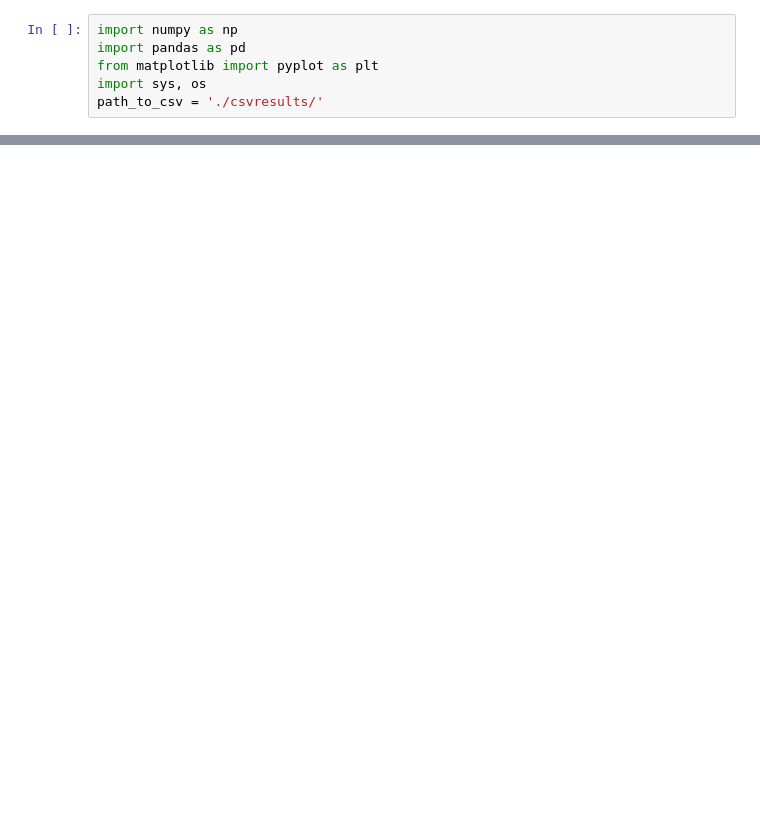
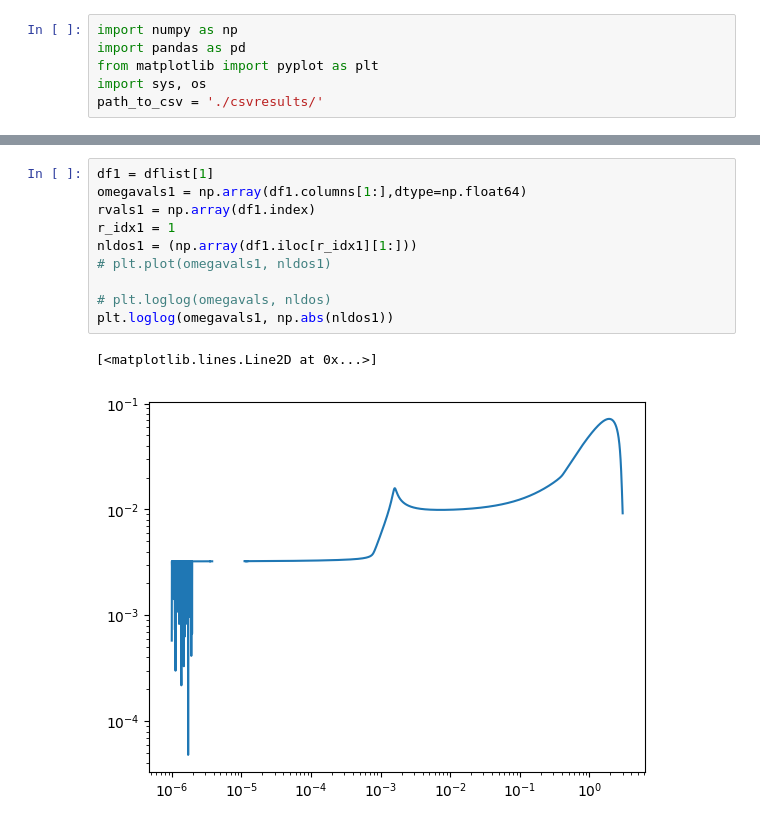
Before and after one commit to aravindhshankar/RKKYTightBinding, a Jupyter notebook: python_files/BLG/delta2arrayBLG/plotDataFrame.ipynb, the cells around one changed output, grey strips where cells are left out. Cells and saved outputs as stored; diff of their text form; blank space fills up the shorter version.

```diff
--- a/python_files/BLG/delta2arrayBLG/plotDataFrame.ipynb
+++ b/python_files/BLG/delta2arrayBLG/plotDataFrame.ipynb
@@ -34 +19,14 @@ plt.plot(omegavals, nldos)
+# %%
+df1 = dflist[1]
+omegavals1 = np.array(df1.columns[1:],dtype=np.float64)
+rvals1 = np.array(df1.index)
+r_idx1 = 1
+nldos1 = (np.array(df1.iloc[r_idx1][1:]))
+# plt.plot(omegavals1, nldos1)
+
+# plt.loglog(omegavals, nldos)
+plt.loglog(omegavals1, np.abs(nldos1))
+# %% [output]
+[<matplotlib.lines.Line2D at 0x...>]
+[figure, added]
 # %%
```
Also changed, not shown: parts of 3 cells of this notebook, 1 other file.
